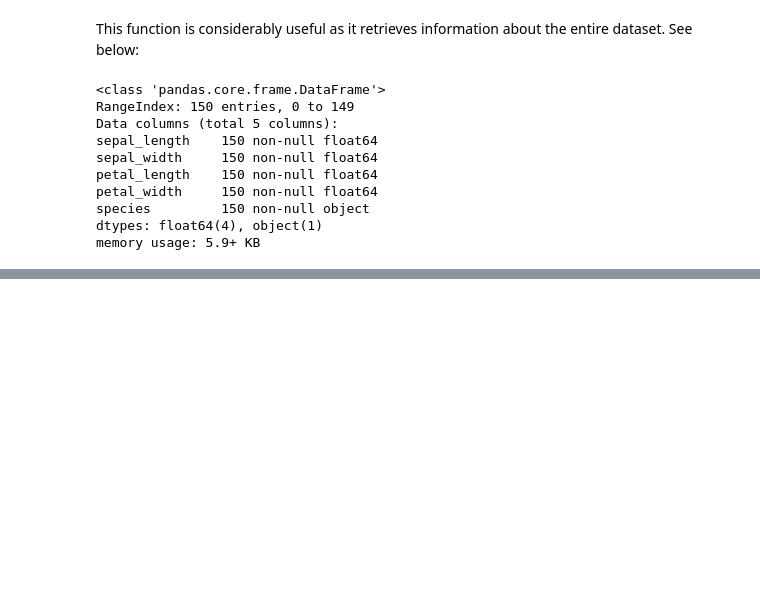
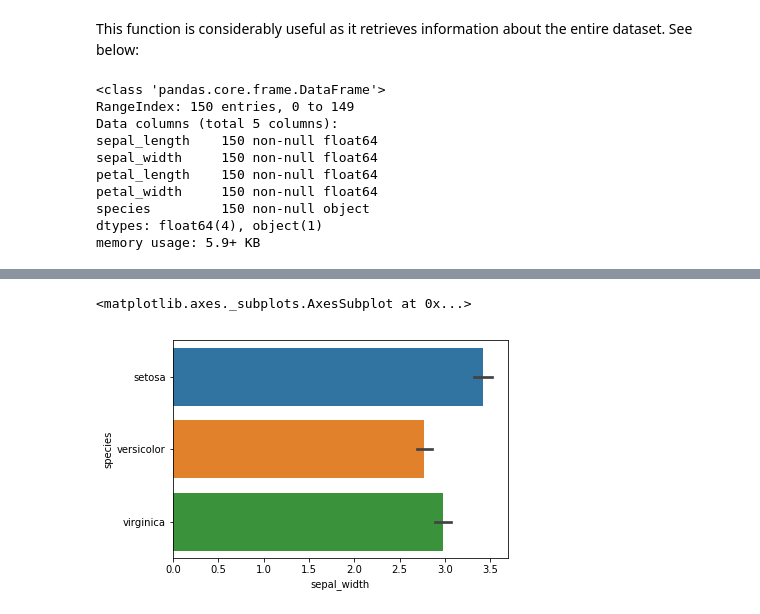
Before and after one commit to Raftery93/EmergingTechnologies, a Jupyter notebook: iris-dataset.ipynb, the cells around one changed output, grey strips where cells are left out. Saved outputs shown, nothing was run; the diff lists cells and outputs as text; code cells hidden in the pictures; blank space fills up the shorter version.

```diff
--- a/iris-dataset.ipynb
+++ b/iris-dataset.ipynb
@@ -141,0 +167,5 @@ memory usage: 5.9+ KB
+# %%
+sb.barplot(y='species', x='sepal_width', data=df)
+# %% [output]
+<matplotlib.axes._subplots.AxesSubplot at 0x...>
+[figure, added]
```
Also changed, not shown: parts of 19 cells of this notebook.
